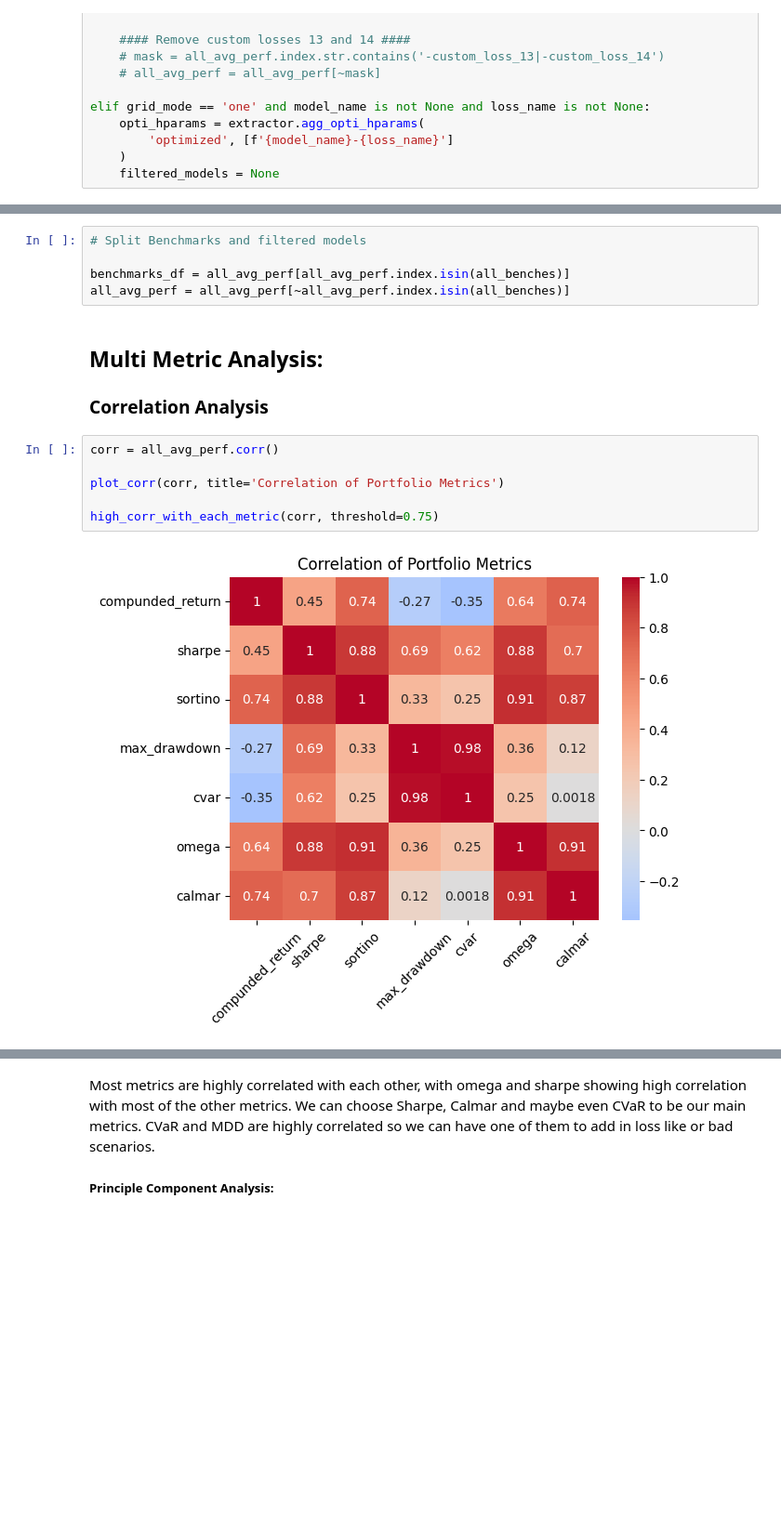
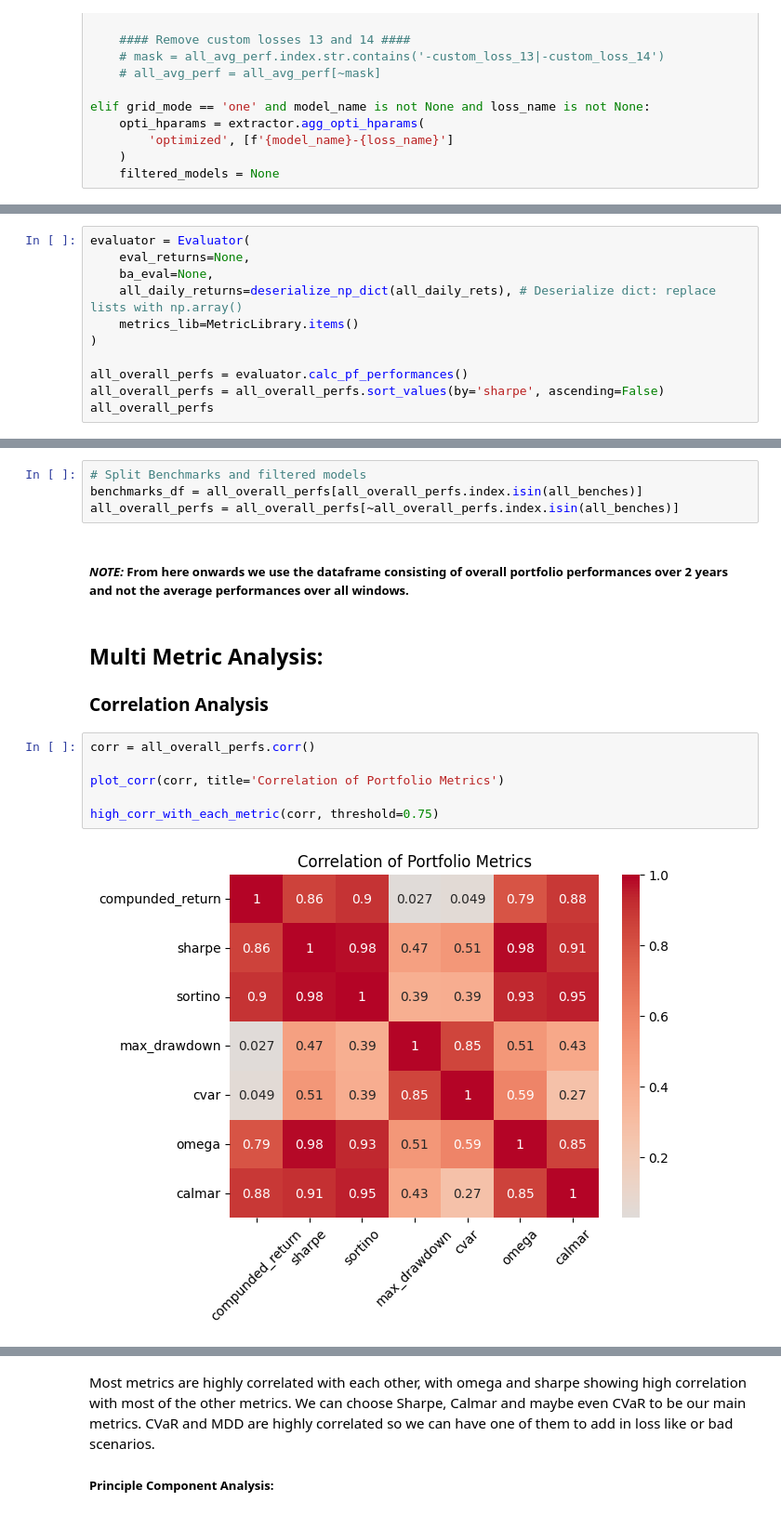
Before and after one commit to travisdesell/exact, a Jupyter notebook: financial_loss_functions/exploration/model_selection.ipynb, the cells around one changed output, grey strips where cells are left out. Shown at 93% size. Cells and saved outputs as stored; diff of their text form; blank space fills up the shorter version.

```diff
--- a/financial_loss_functions/exploration/model_selection.ipynb
+++ b/financial_loss_functions/exploration/model_selection.ipynb
@@ -160,0 +168,11 @@ Models/Approaches that DID NOT BEAT Equal Weight Mean Sharpe:
+# %%
+evaluator = Evaluator(
+    eval_returns=None,
+    ba_eval=None,
+    all_daily_returns=deserialize_np_dict(all_daily_rets), # Deserialize dict: replace lists with np.array()
+    metrics_lib=MetricLibrary.items()
+)
+
+all_overall_perfs = evaluator.calc_pf_performances()
+all_overall_perfs = all_overall_perfs.sort_values(by='sharpe', ascending=False)
+all_overall_perfs
@@ -161,17 +213,18 @@ Models/Approaches that DID NOT BEAT Equal Weight Mean Sharpe:
 # %%
 # Split Benchmarks and filtered models
-
-benchmarks_df = all_avg_perf[all_avg_perf.index.isin(all_benches)]
-all_avg_perf = all_avg_perf[~all_avg_perf.index.isin(all_benches)]
+benchmarks_df = all_overall_perfs[all_overall_perfs.index.isin(all_benches)]
+all_overall_perfs = all_overall_perfs[~all_overall_perfs.index.isin(all_benches)]
+# %% [markdown]
+##### *NOTE:* From here onwards we use the dataframe consisting of overall portfolio performances over 2 years and not the average performances over all windows.
 # %% [markdown]
 ## Multi Metric Analysis:
 
 ### Correlation Analysis
 # %%
-corr = all_avg_perf.corr()
+corr = all_overall_perfs.corr()
 
 plot_corr(corr, title='Correlation of Portfolio Metrics')
 
 high_corr_with_each_metric(corr, threshold=0.75)
 # %% [output]
-[figure, old version]
+[figure, new version]
```
Also changed, not shown: parts of 16 cells of this notebook, 5 other files.
